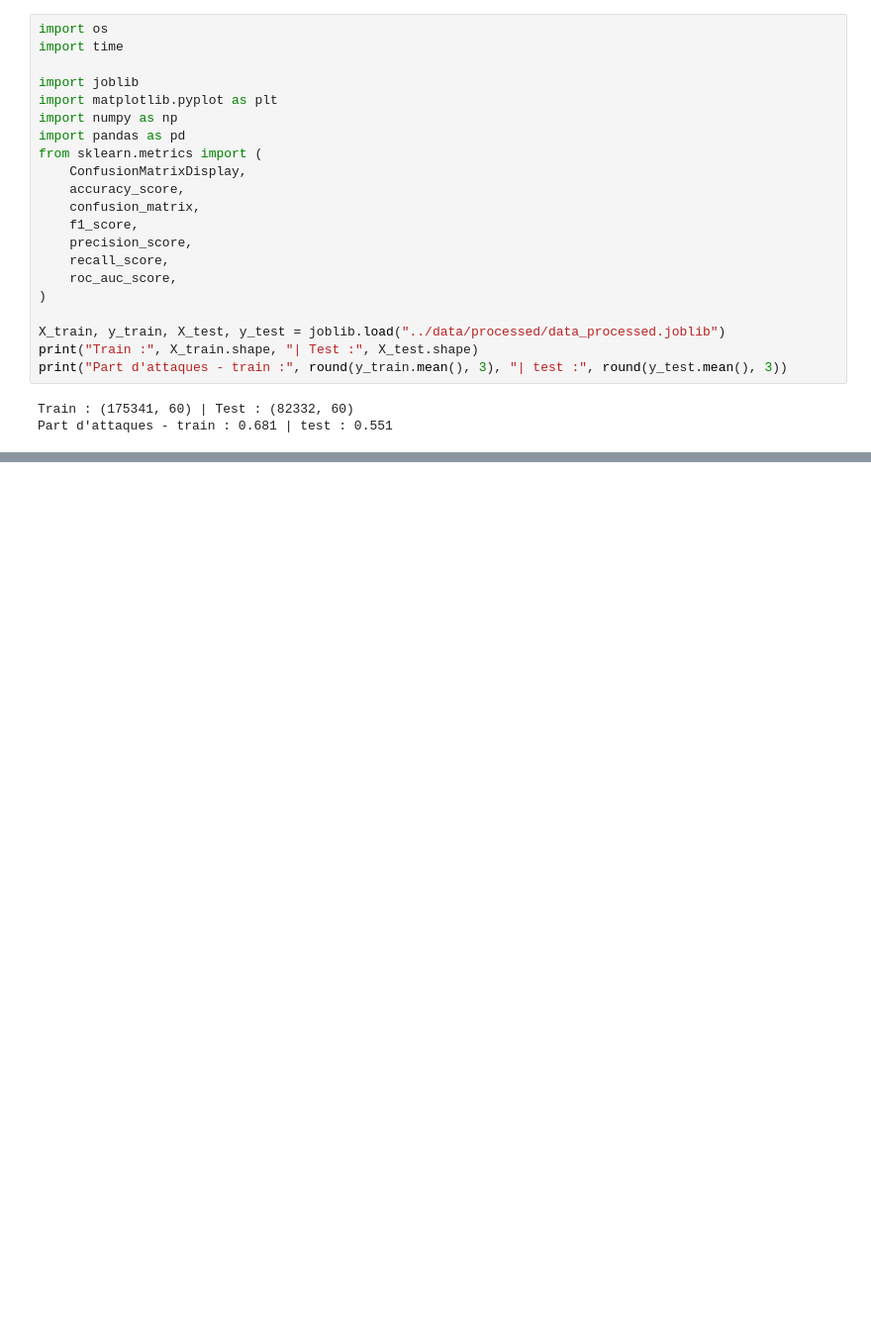
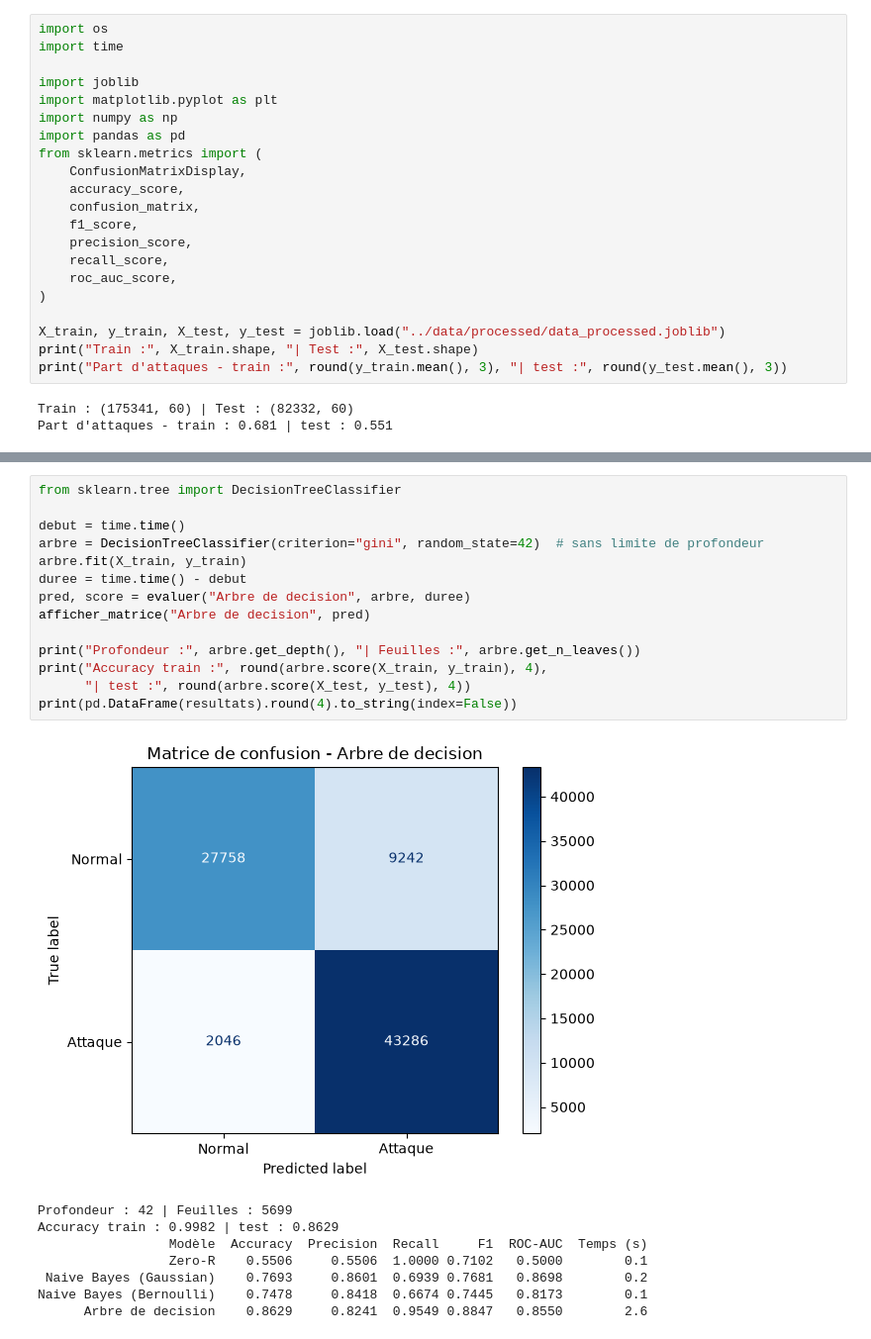
Before and after one commit to barellina/DM-Detection-Intrusions-UNSW-NB15, a Jupyter notebook: notebooks/03_model_training_evaluation.ipynb, the cells around one changed output, grey strips where cells are left out. Shown at 99% size. Cells and saved outputs as stored; diff of their text form; blank space fills up the shorter version.

```diff
--- a/notebooks/03_model_training_evaluation.ipynb
+++ b/notebooks/03_model_training_evaluation.ipynb
@@ -77,0 +101,23 @@ Zero-R    0.5506     0.5506     1.0 0.7102      0.5        0.6
+# %%
+from sklearn.tree import DecisionTreeClassifier
+
+debut = time.time()
+arbre = DecisionTreeClassifier(criterion="gini", random_state=42)  # sans limite de profondeur
+arbre.fit(X_train, y_train)
+duree = time.time() - debut
+pred, score = evaluer("Arbre de decision", arbre, duree)
+afficher_matrice("Arbre de decision", pred)
+
+print("Profondeur :", arbre.get_depth(), "| Feuilles :", arbre.get_n_leaves())
+print("Accuracy train :", round(arbre.score(X_train, y_train), 4),
+      "| test :", round(arbre.score(X_test, y_test), 4))
+print(pd.DataFrame(resultats).round(4).to_string(index=False))
+# %% [output]
+[figure, added]
+Profondeur : 42 | Feuilles : 5699
+Accuracy train : 0.9982 | test : 0.8629
+                 Modèle  Accuracy  Precision  Recall     F1  ROC-AUC  Temps (s)
+                 Zero-R    0.5506     0.5506  1.0000 0.7102   0.5000        0.1
+ Naive Bayes (Gaussian)    0.7693     0.8601  0.6939 0.7681   0.8698        0.2
+Naive Bayes (Bernoulli)    0.7478     0.8418  0.6674 0.7445   0.8173        0.1
+      Arbre de decision    0.8629     0.8241  0.9549 0.8847   0.8550        2.6
```
Also changed, not shown: parts of 4 cells of this notebook, 5 other files.
